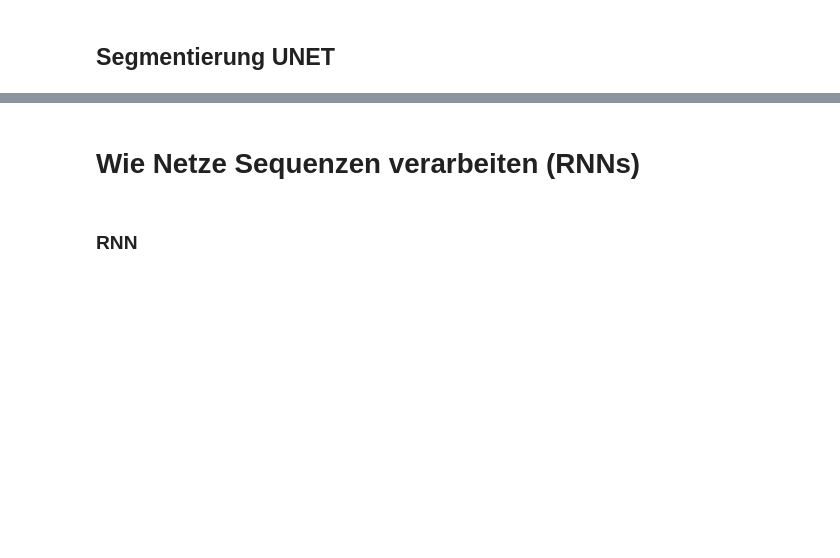
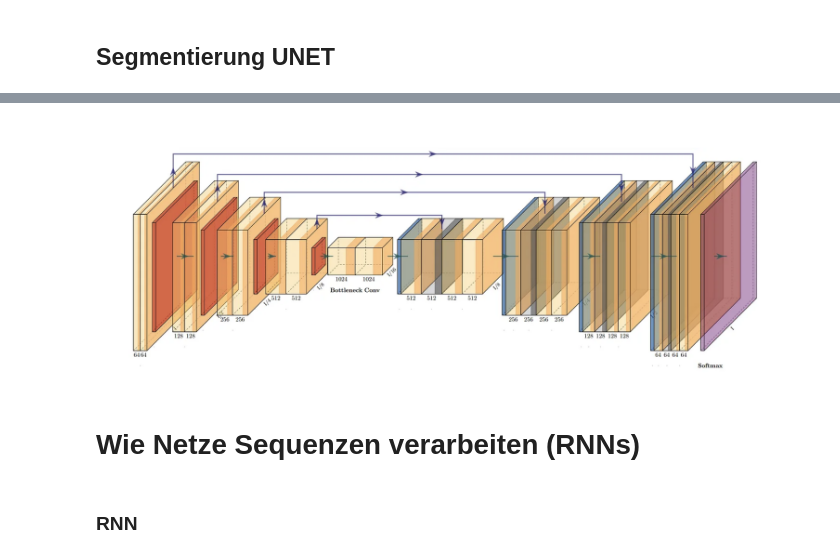
Before and after one commit to mrs-curi0sity/ki-fuer-marie, a Jupyter notebook: episodes/02-fortgeschrittene-konzepte-neuronaler-netze/code/neural_networks.ipynb, the cells around one changed output, grey strips where cells are left out. Cells and saved outputs as stored; diff of their text form; code cells hidden in the pictures; blank space fills up the shorter version.

```diff
--- a/episodes/02-fortgeschrittene-konzepte-neuronaler-netze/code/neural_networks.ipynb
+++ b/episodes/02-fortgeschrittene-konzepte-neuronaler-netze/code/neural_networks.ipynb
@@ -818,0 +1016,6 @@ create_feature_hierarchy_visualization()
+# %%
+# https://pub.towardsai.net/creating-stunning-neural-network-visualizations-with-chatgpt-and-plotneuralnet-adab37589e5
+from IPython.display import Image, display
+display(Image(filename='../images/UNET.png', width=1024))
+# %% [output]
+[figure, added]
```
Also changed, not shown: parts of 7 cells of this notebook, 3 other files.
